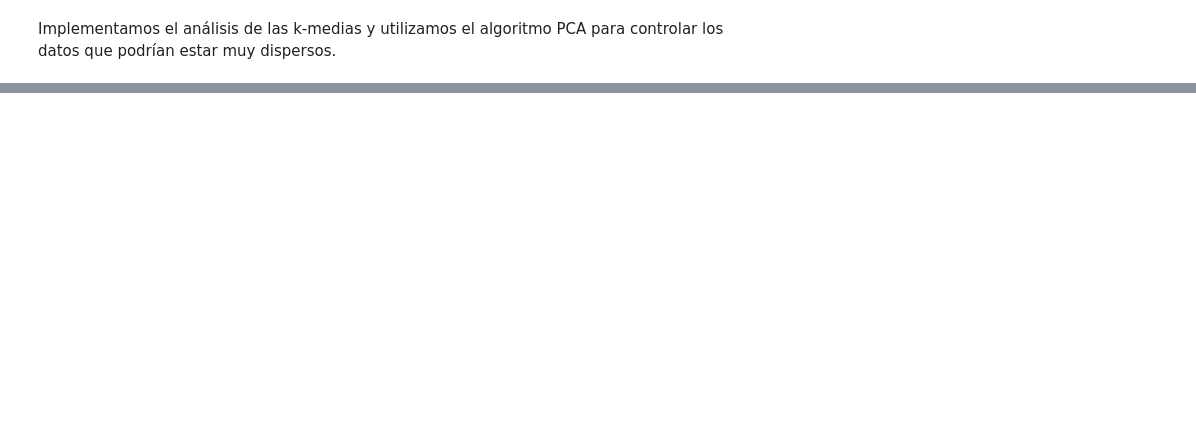
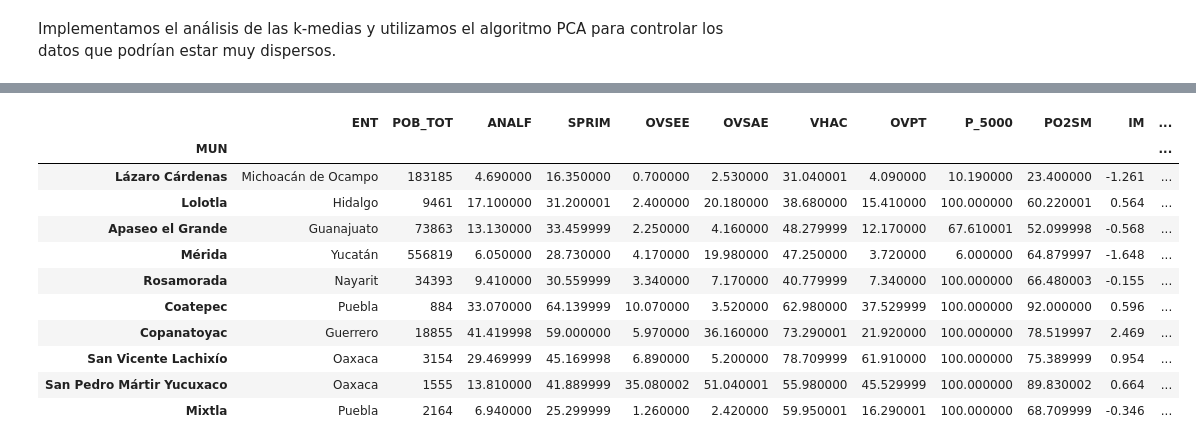
Before and after one commit to BrayanDurazo/EvidenciasCursoML, a Jupyter notebook: Datos_marginacion.ipynb, the cells around one changed output, grey strips where cells are left out. Drawn from its saved outputs; the diff is of its cells as text; code cells hidden in the pictures; blank space fills up the shorter version.

```diff
--- a/Datos_marginacion.ipynb
+++ b/Datos_marginacion.ipynb
@@ -220,0 +320,17 @@ sns.scatterplot(x=pca_d[:, 0], y=pca_c[:, 0], hue=kmeansoutput.labels_, palette=
+# %%
+random_subset = indices_marginacion.sample(10)
+random_subset_predict = random_subset.drop(columns=['ENT','POB_TOT','P_5000','AÑO','IM','PO2SM'])
+random_subset
+# %% [output]
+|  | ENT | POB_TOT | ANALF | SPRIM | OVSEE | OVSAE | VHAC | OVPT | P_5000 | PO2SM | IM | ... |
+| MUN |  |  |  |  |  |  |  |  |  |  |  | ... |
+| Lázaro Cárdenas | Michoacán de Ocampo | 183185 | 4.690000 | 16.350000 | 0.700000 | 2.530000 | 31.040001 | 4.090000 | 10.190000 | 23.400000 | -1.261 | ... |
+| Lolotla | Hidalgo | 9461 | 17.100000 | 31.200001 | 2.400000 | 20.180000 | 38.680000 | 15.410000 | 100.000000 | 60.220001 | 0.564 | ... |
+| Apaseo el Grande | Guanajuato | 73863 | 13.130000 | 33.459999 | 2.250000 | 4.160000 | 48.279999 | 12.170000 | 67.610001 | 52.099998 | -0.568 | ... |
+| Mérida | Yucatán | 556819 | 6.050000 | 28.730000 | 4.170000 | 19.980000 | 47.250000 | 3.720000 | 6.000000 | 64.879997 | -1.648 | ... |
+| Rosamorada | Nayarit | 34393 | 9.410000 | 30.559999 | 3.340000 | 7.170000 | 40.779999 | 7.340000 | 100.000000 | 66.480003 | -0.155 | ... |
+| Coatepec | Puebla | 884 | 33.070000 | 64.139999 | 10.070000 | 3.520000 | 62.980000 | 37.529999 | 100.000000 | 92.000000 | 0.596 | ... |
+| Copanatoyac | Guerrero | 18855 | 41.419998 | 59.000000 | 5.970000 | 36.160000 | 73.290001 | 21.920000 | 100.000000 | 78.519997 | 2.469 | ... |
+| San Vicente Lachixío | Oaxaca | 3154 | 29.469999 | 45.169998 | 6.890000 | 5.200000 | 78.709999 | 61.910000 | 100.000000 | 75.389999 | 0.954 | ... |
+| San Pedro Mártir Yucuxaco | Oaxaca | 1555 | 13.810000 | 41.889999 | 35.080002 | 51.040001 | 55.980000 | 45.529999 | 100.000000 | 89.830002 | 0.664 | ... |
+| Mixtla | Puebla | 2164 | 6.940000 | 25.299999 | 1.260000 | 2.420000 | 59.950001 | 16.290001 | 100.000000 | 68.709999 | -0.346 | ... |
```
Also changed, not shown: parts of 12 cells of this notebook.
